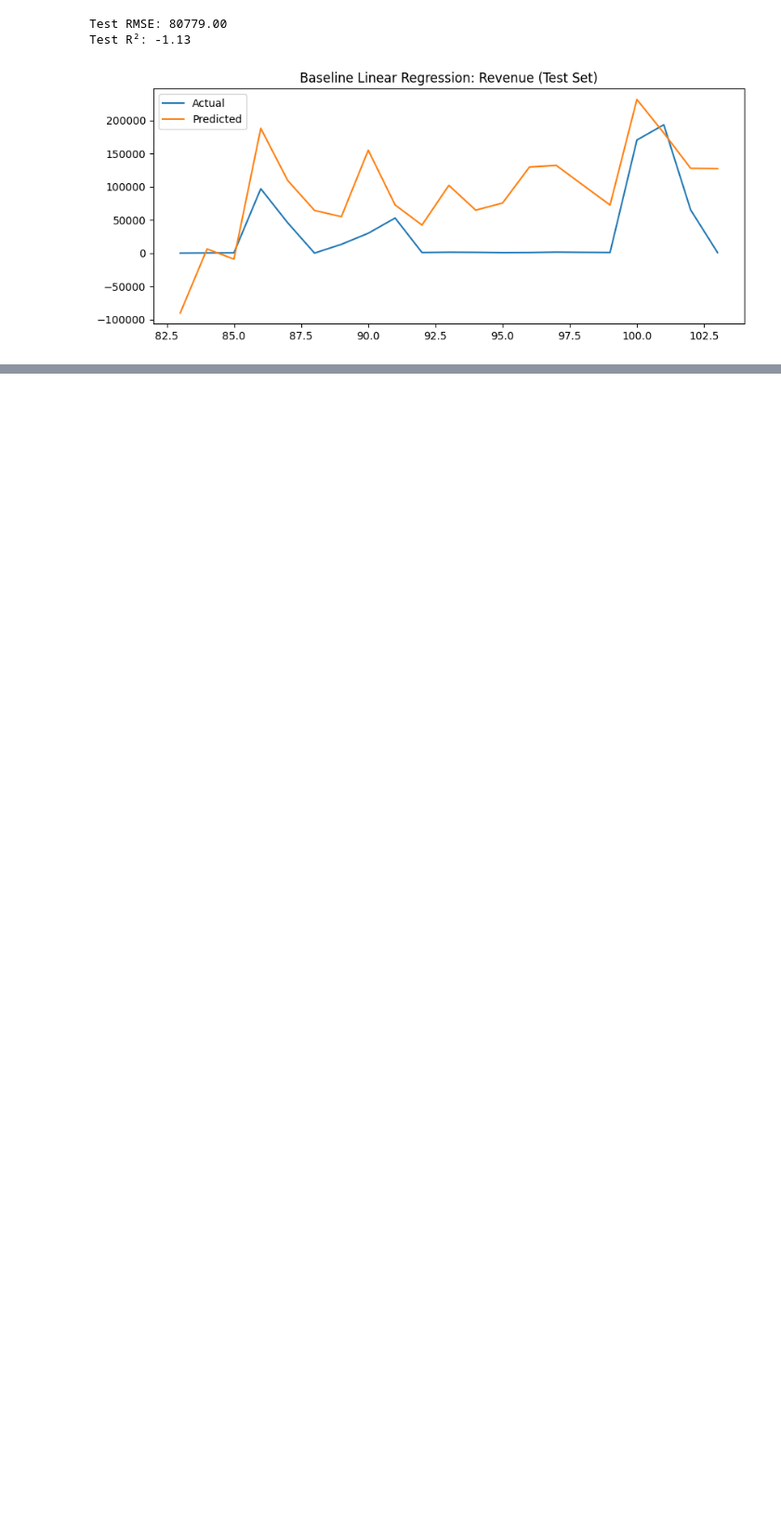
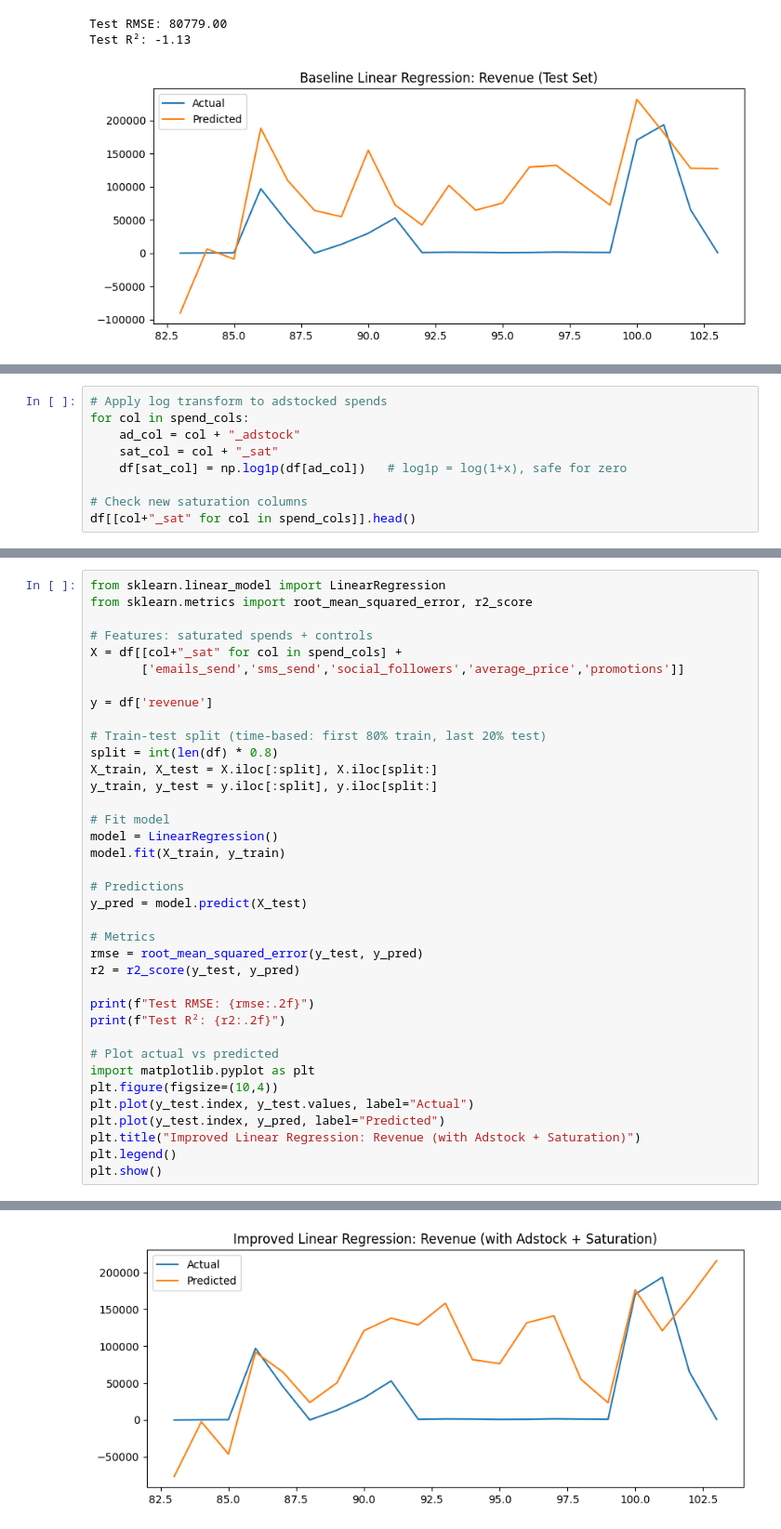
Before and after one commit to ddekshina/MMM-Assessment, a Jupyter notebook: notebooks/01_load_inspect.ipynb, the cells around one changed output, grey strips where cells are left out. Shown at 93% size. Drawn from its saved outputs; the diff is of its cells as text; blank space fills up the shorter version.

Commit message:
Add baseline and improved models with adstock + saturation

```diff
--- a/notebooks/01_load_inspect.ipynb
+++ b/notebooks/01_load_inspect.ipynb
@@ -141,0 +174,9 @@ Test R²: -1.13
+# %%
+# Apply log transform to adstocked spends
+for col in spend_cols:
+    ad_col = col + "_adstock"
+    sat_col = col + "_sat"
+    df[sat_col] = np.log1p(df[ad_col])   # log1p = log(1+x), safe for zero
+
+# Check new saturation columns
+df[[col+"_sat" for col in spend_cols]].head()
@@ -141,0 +190,38 @@ Test R²: -1.13
+# %%
+from sklearn.linear_model import LinearRegression
+from sklearn.metrics import root_mean_squared_error, r2_score
+
+# Features: saturated spends + controls
+X = df[[col+"_sat" for col in spend_cols] +
+       ['emails_send','sms_send','social_followers','average_price','promotions']]
+
+y = df['revenue']
+
+# Train-test split (time-based: first 80% train, last 20% test)
+split = int(len(df) * 0.8)
+X_train, X_test = X.iloc[:split], X.iloc[split:]
+y_train, y_test = y.iloc[:split], y.iloc[split:]
+
+# Fit model
+model = LinearRegression()
+model.fit(X_train, y_train)
+
+# Predictions
+y_pred = model.predict(X_test)
+
+# Metrics
+rmse = root_mean_squared_error(y_test, y_pred)
+r2 = r2_score(y_test, y_pred)
+
+print(f"Test RMSE: {rmse:.2f}")
+print(f"Test R²: {r2:.2f}")
+
+# Plot actual vs predicted
+import matplotlib.pyplot as plt
+plt.figure(figsize=(10,4))
+plt.plot(y_test.index, y_test.values, label="Actual")
+plt.plot(y_test.index, y_pred, label="Predicted")
+plt.title("Improved Linear Regression: Revenue (with Adstock + Saturation)")
+plt.legend()
+plt.show()
+# %% [output]
@@ -141,0 +230 @@ Test R²: -1.13
+[figure, added]
```
Also changed, not shown: parts of 3 cells of this notebook.
